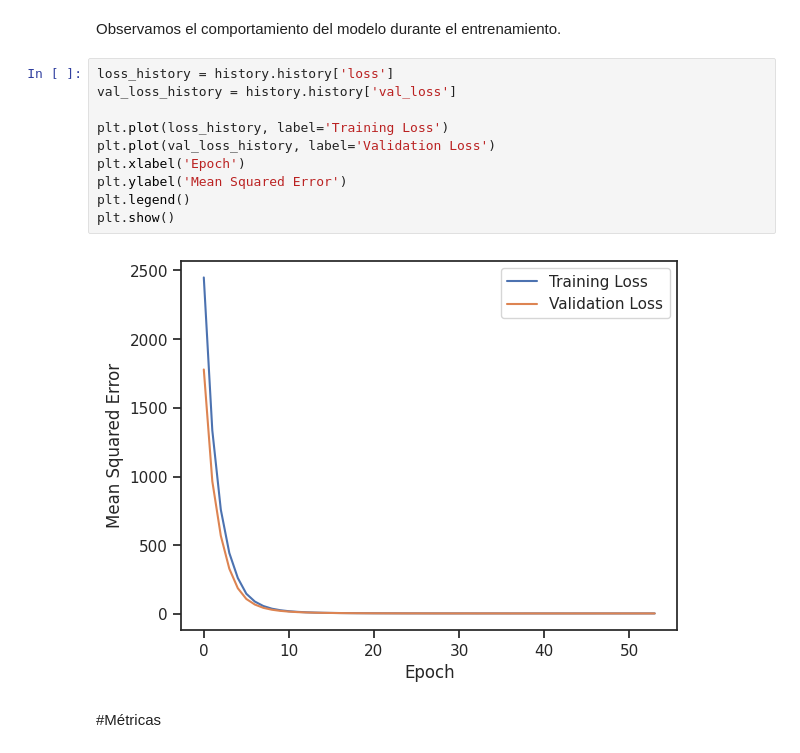
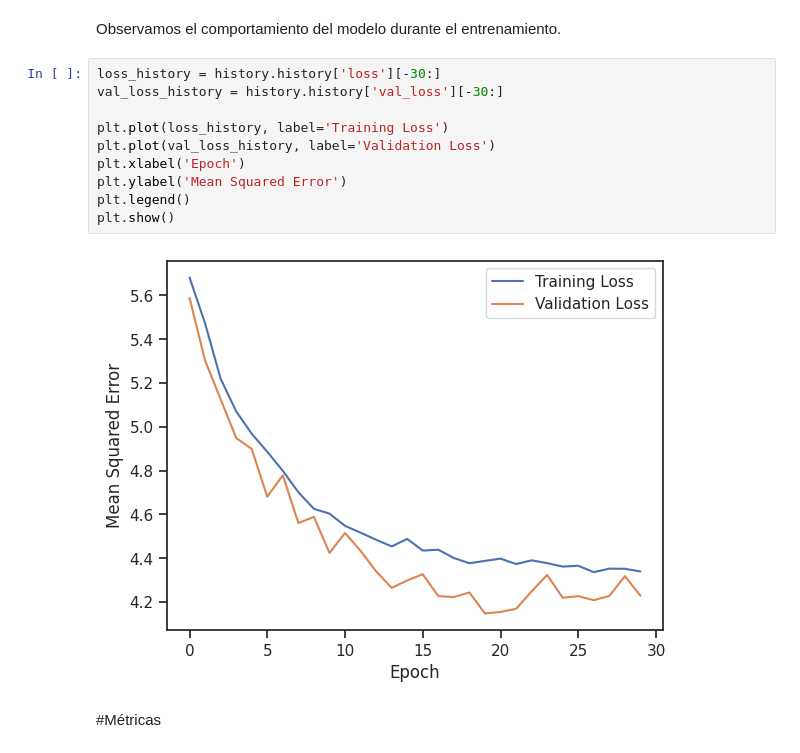
Before and after one commit to tomasnavarr0/TP1-AA2-Navarro---Rovere---Sanchez, a Jupyter notebook: Problema_1.ipynb, the cells around one changed output. Cells and saved outputs as stored; diff of their text form.

```diff
--- a/Problema_1.ipynb
+++ b/Problema_1.ipynb
@@ -261,17 +335,17 @@ history = model.fit(x=X_train_scaled, y=y_train,
 # %% [markdown]
 Observamos el comportamiento del modelo durante el entrenamiento.
 # %%
-loss_history = history.history['loss']
-val_loss_history = history.history['val_loss']
+loss_history = history.history['loss'][-30:]
+val_loss_history = history.history['val_loss'][-30:]
 
 plt.plot(loss_history, label='Training Loss')
 plt.plot(val_loss_history, label='Validation Loss')
 plt.xlabel('Epoch')
 plt.ylabel('Mean Squared Error')
 plt.legend()
 plt.show()
 # %% [output]
-[figure, old version]
+[figure, new version]
 # %% [markdown]
 #Métricas
 # %% [markdown]
```
Also changed, not shown: parts of 21 cells of this notebook.
